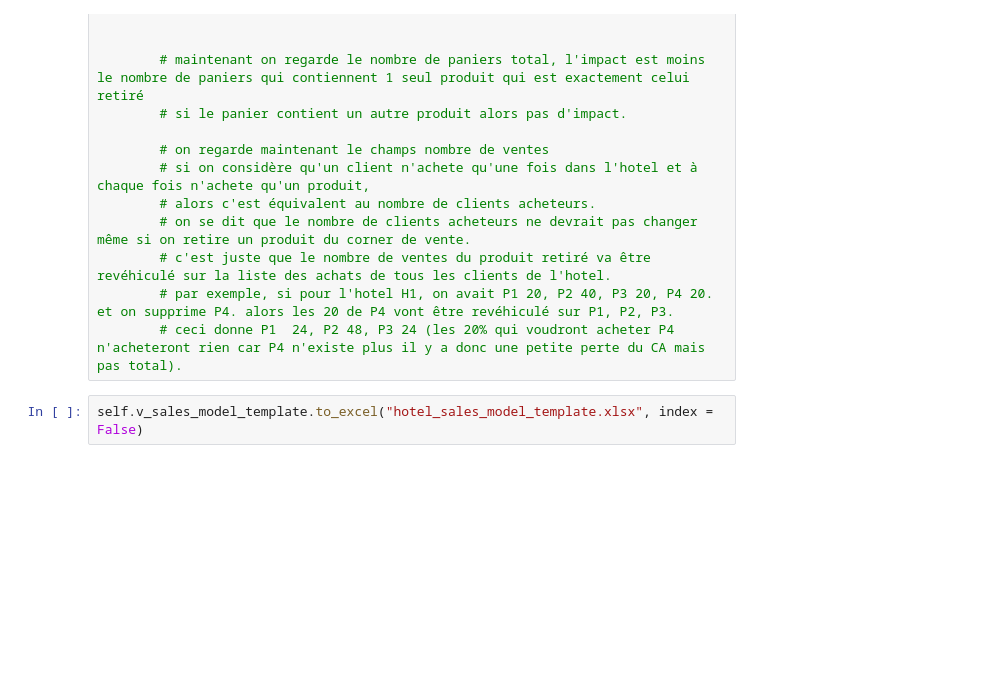
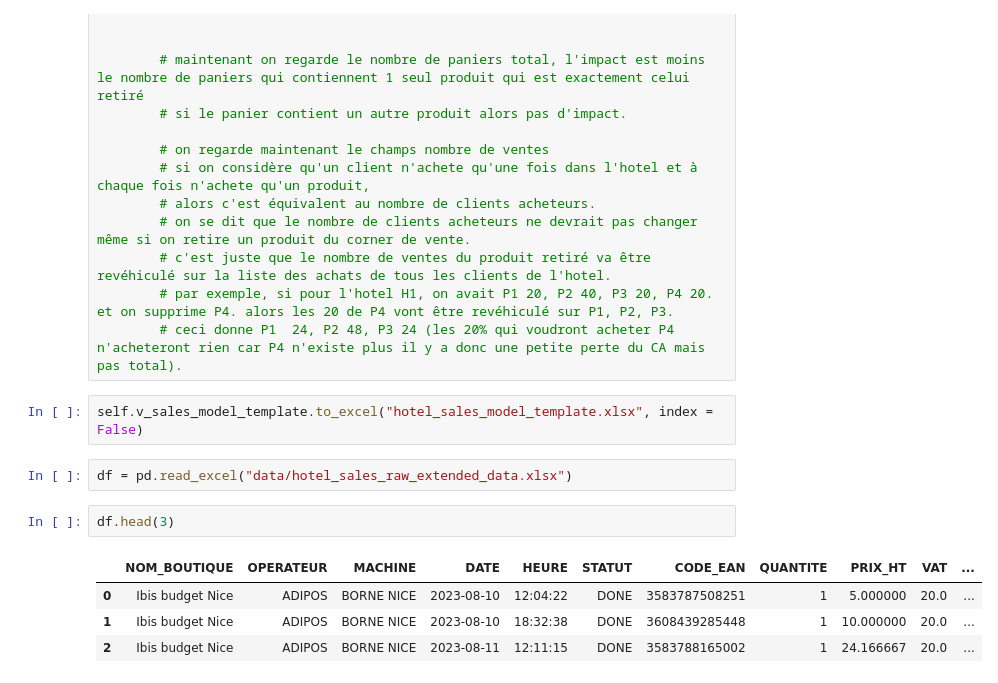
Before and after one commit to klaghmari-github/hotels, a Jupyter notebook: accor/main.ipynb, the cells around one changed output. Saved outputs shown, nothing was run; the diff lists cells and outputs as text; blank space fills up the shorter version.

```diff
--- a/accor/main.ipynb
+++ b/accor/main.ipynb
@@ -842,3 +842,12 @@ class SalesSim(SalesPrep):
         # ceci donne P1  24, P2 48, P3 24 (les 20% qui voudront acheter P4 n'acheteront rien car P4 n'existe plus il y a donc une petite perte du CA mais pas total).
 # %%
 self.v_sales_model_template.to_excel("hotel_sales_model_template.xlsx", index = False)
+# %%
+df = pd.read_excel("data/hotel_sales_raw_extended_data.xlsx")
+# %%
+df.head(3)
+# %% [output]
+|  | NOM_BOUTIQUE | OPERATEUR | MACHINE | DATE | HEURE | STATUT | CODE_EAN | QUANTITE | PRIX_HT | VAT | ... |
+| 0 | Ibis budget Nice | ADIPOS | BORNE NICE | 2023-08-10 | 12:04:22 | DONE | 3583787508251 | 1 | 5.000000 | 20.0 | ... |
+| 1 | Ibis budget Nice | ADIPOS | BORNE NICE | 2023-08-10 | 18:32:38 | DONE | 3608439285448 | 1 | 10.000000 | 20.0 | ... |
+| 2 | Ibis budget Nice | ADIPOS | BORNE NICE | 2023-08-11 | 12:11:15 | DONE | 3583788165002 | 1 | 24.166667 | 20.0 | ... |
```
Also changed, not shown: parts of 3 cells of this notebook, 1 other file.
